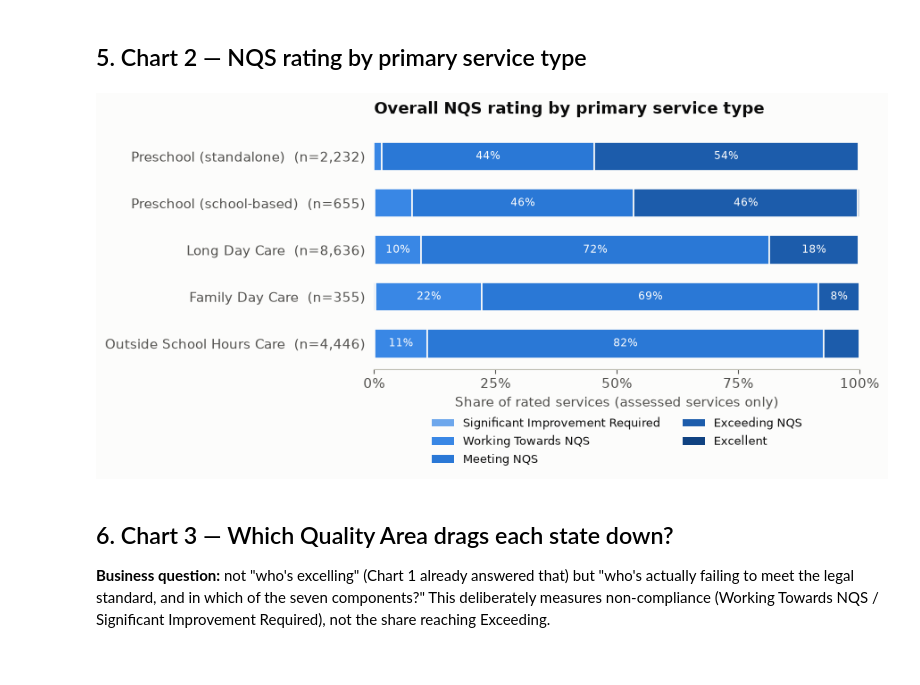
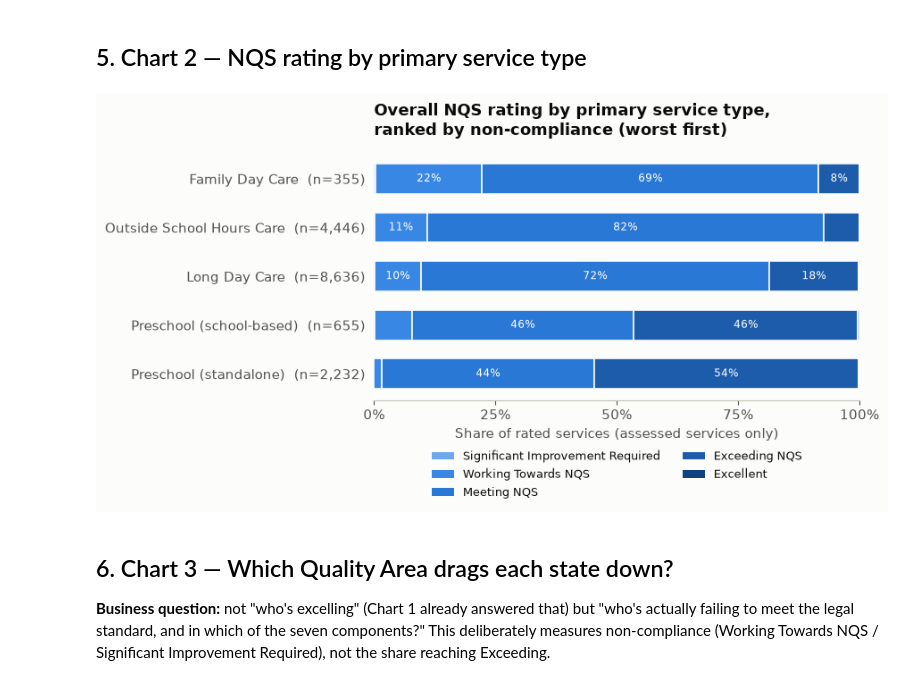
Before and after one commit to martvanhoorn2003-svg/Mart, a Jupyter notebook: ACECQA_Service_Quality_Analysis.ipynb, the cells around one changed output. Saved outputs shown, nothing was run; the diff lists cells and outputs as text; code cells hidden in the pictures.

```diff
--- a/ACECQA_Service_Quality_Analysis.ipynb
+++ b/ACECQA_Service_Quality_Analysis.ipynb
@@ -332,33 +332,36 @@ Worst: NT (21.9% non-compliant)   Best: VIC (4.4% non-compliant)
 # %%
 
 d2 = df[df["PrimaryServiceType"] != "Other"].copy()
 d2 = d2[d2["OverallRating"].notna()]
 d2["OverallRating"] = d2["OverallRating"].astype(str)
 d2 = d2[d2["OverallRating"] != NOT_YET_ASSESSED]
 
 props2 = (
     d2.groupby("PrimaryServiceType")["OverallRating"].value_counts(normalize=True)
     .unstack(fill_value=0).reindex(columns=RATING_ORDER_SUBSTANTIVE, fill_value=0)
 )
 counts2 = d2["PrimaryServiceType"].value_counts()
-props2["_score"] = props2["Exceeding NQS"] + props2["Excellent"]
+# Ranked by non-compliance, worst first - consistent with Chart 1 and
+# Chart 3's framing (who's actually failing the legal minimum, not who's
+# excelling).
+props2["_score"] = props2["Working Towards NQS"] + props2["Significant Improvement Required"]
 props2 = props2.sort_values("_score", ascending=False).drop(columns="_score")
 props2.index = [f"{i}  (n={counts2[i]:,})" for i in props2.index]
 
-fig, ax = plt.subplots(figsize=(9, 4.6))
+fig, ax = plt.subplots(figsize=(9, 5.0))
 stacked_bar(ax, props2, RATING_ORDER_SUBSTANTIVE, RATING_COLORS)
-ax.set_title("Overall NQS rating by primary service type", fontsize=13, fontweight="bold",
-             color=INK_PRIMARY, loc="left", pad=14)
+ax.set_title("Overall NQS rating by primary service type,\nranked by non-compliance (worst first)",
+             fontsize=13, fontweight="bold", color=INK_PRIMARY, loc="left", pad=14)
 ax.set_xlabel("Share of rated services (assessed services only)")
 handles = [Patch(facecolor=RATING_COLORS[c], label=c) for c in RATING_ORDER_SUBSTANTIVE]
 ax.legend(handles=handles, loc="upper center", bbox_to_anchor=(0.5, -0.16), ncol=2, frameon=False, fontsize=9)
 fig.tight_layout()
 fig.savefig(FIG_DIR / "02_rating_by_service_type.png", dpi=200)
 plt.show()
 
 summary["service_type_counts"] = counts2.to_dict()
 # %% [output]
-[figure, old version]
+[figure, new version]
 # %% [markdown]
 
 ## 6. Chart 3 — Which Quality Area drags each state down?
```
Also changed, not shown: parts of 6 cells of this notebook, 9 other files.
